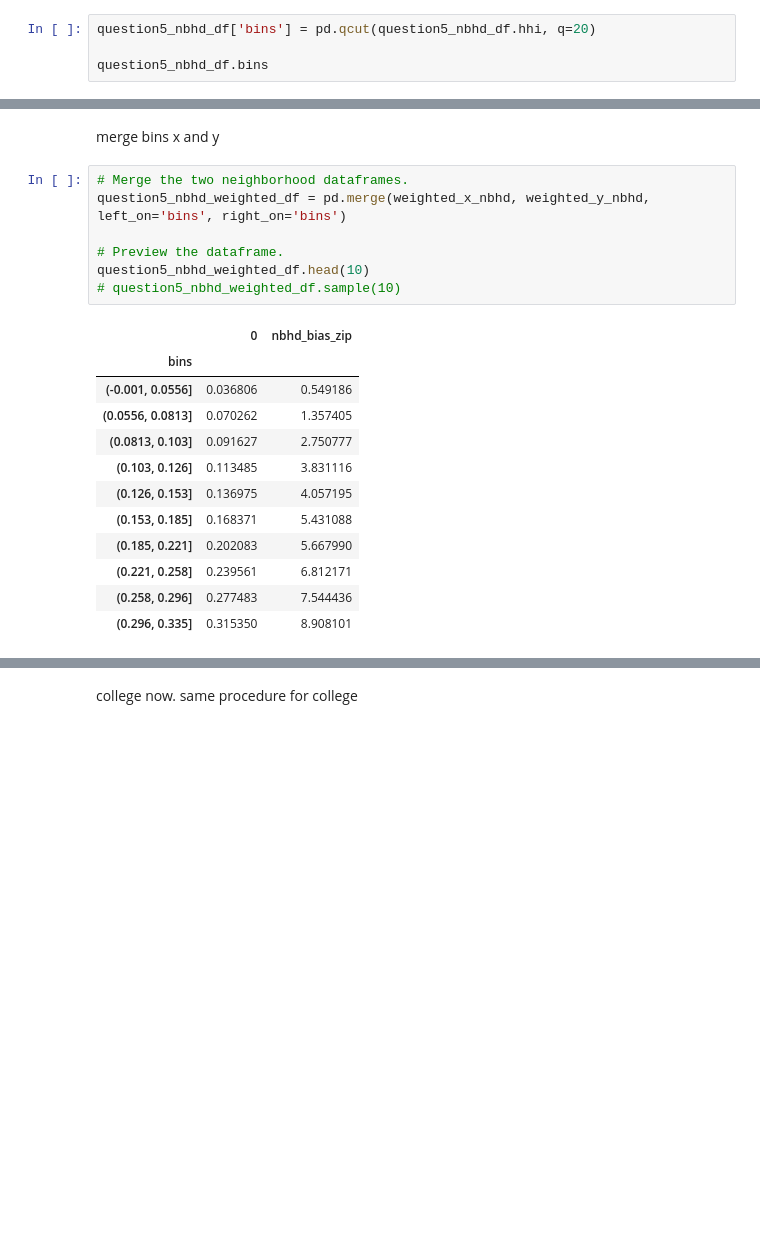
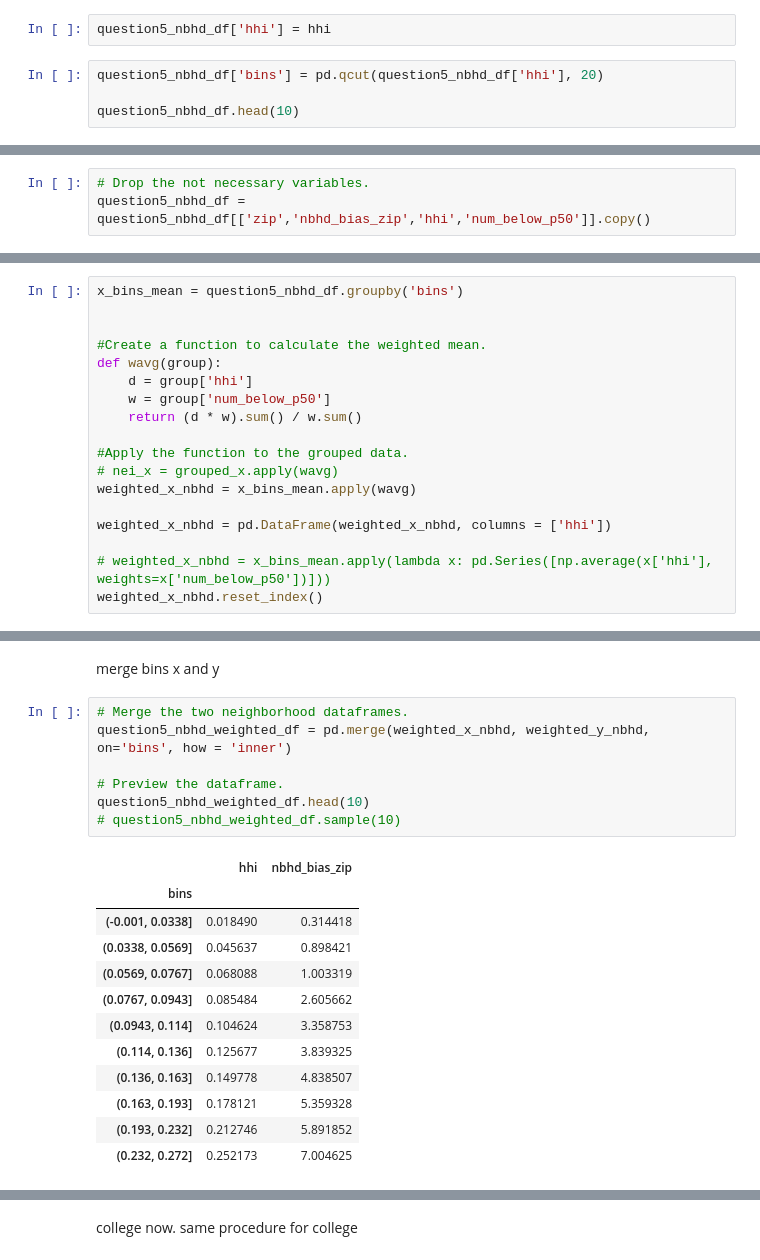
Before and after one commit to dmatsanganis/Economic_Connectedness_Analysis_and_Visualization, a Jupyter notebook: DM.ipynb, the cells around one changed output, grey strips where cells are left out. Drawn from its saved outputs; the diff is of its cells as text; blank space fills up the shorter version.

```diff
--- a/DM.ipynb
+++ b/DM.ipynb
@@ -1776,5 +1814,7 @@ question5_nbhd_df['hhi'] = 1 - (question5_nbhd_df['share_white_2018'] ** 2 +
+# %%
+question5_nbhd_df['hhi'] = hhi
 # %%
-question5_nbhd_df['bins'] = pd.qcut(question5_nbhd_df.hhi, q=20)
+question5_nbhd_df['bins'] = pd.qcut(question5_nbhd_df['hhi'], 20)
 
-question5_nbhd_df.bins
+question5_nbhd_df.head(10)
 # %% [output]
@@ -1794,3 +1832,6 @@ Categories (20, interval[float64, right]): [(-0.001, 0.0556] < (0.0556, 0.0813]
+# %%
+# Drop the not necessary variables.
+question5_nbhd_df = question5_nbhd_df[['zip','nbhd_bias_zip','hhi','num_below_p50']].copy()
 # %%
 # Preview the dataframe.
 question5_nbhd_df.head(10)
@@ -1858,0 +1876,18 @@ weighted_x_nbhd.reset_index()
+# %%
+x_bins_mean = question5_nbhd_df.groupby('bins')
+
+
+#Create a function to calculate the weighted mean.
+def wavg(group):
+    d = group['hhi']
+    w = group['num_below_p50']
+    return (d * w).sum() / w.sum()
+
+#Apply the function to the grouped data.
+# nei_x = grouped_x.apply(wavg)
+weighted_x_nbhd = x_bins_mean.apply(wavg)
+
+weighted_x_nbhd = pd.DataFrame(weighted_x_nbhd, columns = ['hhi'])
+
+# weighted_x_nbhd = x_bins_mean.apply(lambda x: pd.Series([np.average(x['hhi'], weights=x['num_below_p50'])]))
+weighted_x_nbhd.reset_index()
@@ -1860,24 +1913,24 @@ weighted_x_nbhd.reset_index()
 merge bins x and y
 # %%
 # Merge the two neighborhood dataframes.
-question5_nbhd_weighted_df = pd.merge(weighted_x_nbhd, weighted_y_nbhd, left_on='bins', right_on='bins')
+question5_nbhd_weighted_df = pd.merge(weighted_x_nbhd, weighted_y_nbhd, on='bins', how = 'inner')
 
 # Preview the dataframe.
 question5_nbhd_weighted_df.head(10)
 # question5_nbhd_weighted_df.sample(10)
 # %% [output]
-|  | 0 | nbhd_bias_zip |
+|  | hhi | nbhd_bias_zip |
 | bins |  |  |
-| (-0.001, 0.0556] | 0.036806 | 0.549186 |
-| (0.0556, 0.0813] | 0.070262 | 1.357405 |
-| (0.0813, 0.103] | 0.091627 | 2.750777 |
-| (0.103, 0.126] | 0.113485 | 3.831116 |
-| (0.126, 0.153] | 0.136975 | 4.057195 |
-| (0.153, 0.185] | 0.168371 | 5.431088 |
-| (0.185, 0.221] | 0.202083 | 5.667990 |
-| (0.221, 0.258] | 0.239561 | 6.812171 |
-| (0.258, 0.296] | 0.277483 | 7.544436 |
-| (0.296, 0.335] | 0.315350 | 8.908101 |
+| (-0.001, 0.0338] | 0.018490 | 0.314418 |
+| (0.0338, 0.0569] | 0.045637 | 0.898421 |
+| (0.0569, 0.0767] | 0.068088 | 1.003319 |
+| (0.0767, 0.0943] | 0.085484 | 2.605662 |
+| (0.0943, 0.114] | 0.104624 | 3.358753 |
+| (0.114, 0.136] | 0.125677 | 3.839325 |
+| (0.136, 0.163] | 0.149778 | 4.838507 |
+| (0.163, 0.193] | 0.178121 | 5.359328 |
+| (0.193, 0.232] | 0.212746 | 5.891852 |
+| (0.232, 0.272] | 0.252173 | 7.004625 |
 # %%
 question5_nbhd_weighted_df = pd.DataFrame(question5_nbhd_weighted_df)
 question5_nbhd_weighted_df.columns = ['hhi', 'bias']
```
Also changed, not shown: parts of 14 cells of this notebook.
